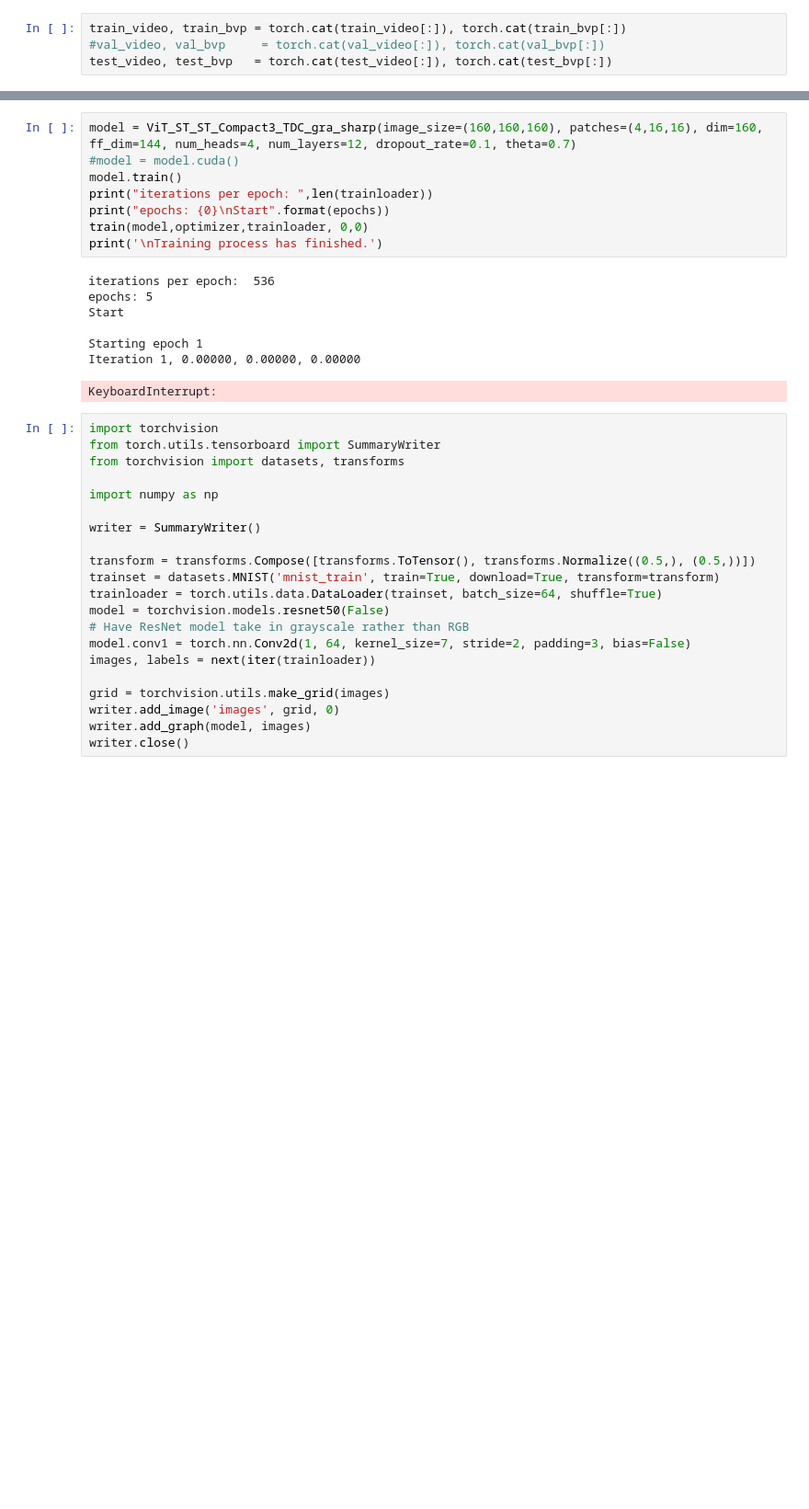
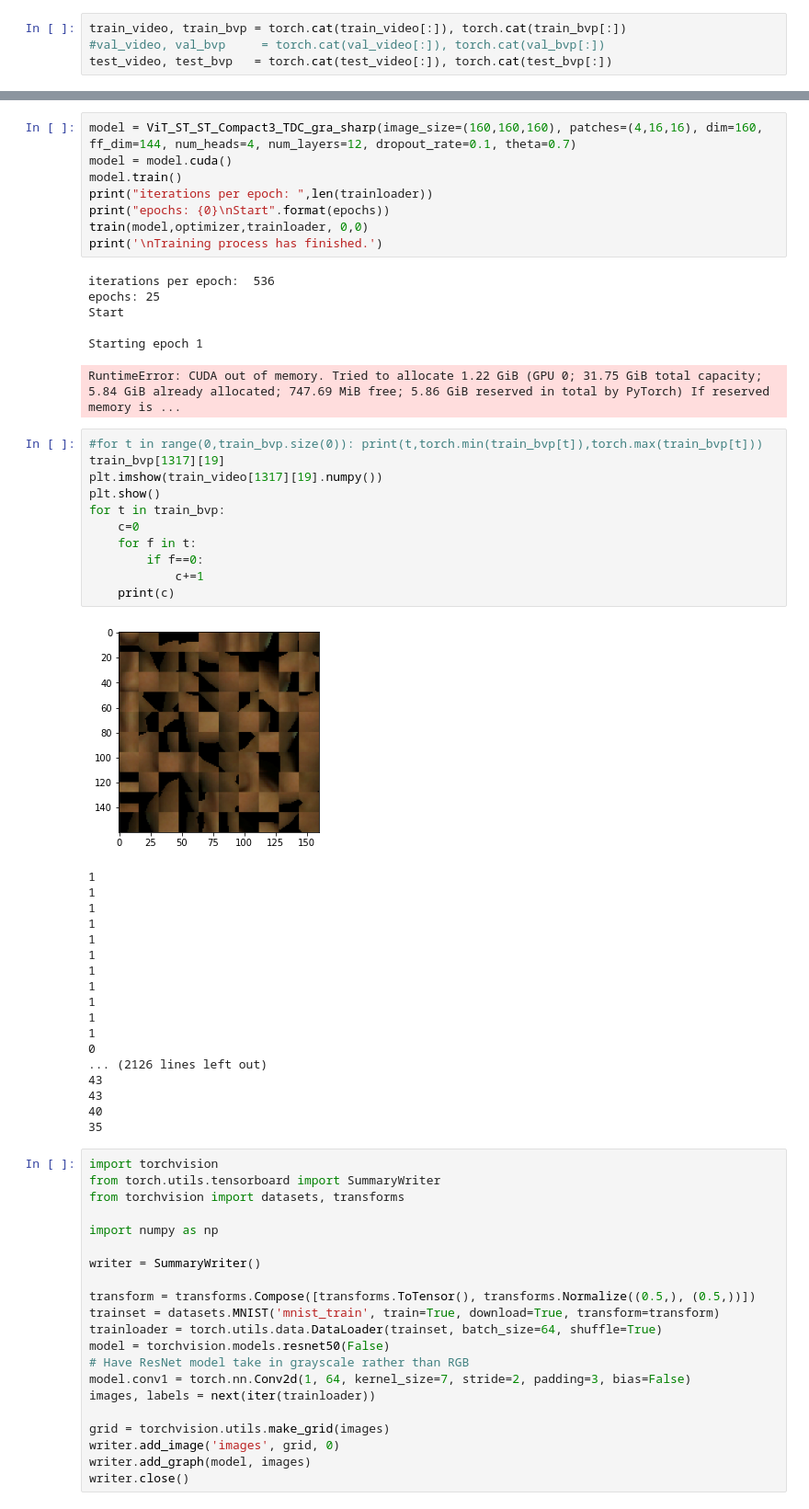
Before and after one commit to drugo106/VHR, a Jupyter notebook: ViTVHR.ipynb, the cells around one changed output, grey strips where cells are left out. Shown at 92% size. Saved outputs shown, nothing was run; the diff lists cells and outputs as text; blank space fills up the shorter version.

```diff
--- a/ViTVHR.ipynb
+++ b/ViTVHR.ipynb
@@ -267,7 +308,7 @@ def train(model, optimizer, trainloader, epoch_start=0, iter_start=0):
     return model, loss, loss_rPPG_avg, loss_peak_avg, loss_kl_avg_test, loss_bvp_mae
 # %%
 model = ViT_ST_ST_Compact3_TDC_gra_sharp(image_size=(160,160,160), patches=(4,16,16), dim=160, ff_dim=144, num_heads=4, num_layers=12, dropout_rate=0.1, theta=0.7)
-#model = model.cuda()
+model = model.cuda()
 model.train()
 print("iterations per epoch: ",len(trainloader))
 print("epochs: {0}\nStart".format(epochs))
@@ -275,12 +316,41 @@ train(model,optimizer,trainloader, 0,0)
 print('\nTraining process has finished.')
 # %% [output]
 iterations per epoch:  536
-epochs: 5
+epochs: 25
 Start
 
 Starting epoch 1
-Iteration 1, 0.00000, 0.00000, 0.00000
-KeyboardInterrupt:
+RuntimeError: CUDA out of memory. Tried to allocate 1.22 GiB (GPU 0; 31.75 GiB total capacity; 5.84 GiB already allocated; 747.69 MiB free; 5.86 GiB reserved in total by PyTorch) If reserved memory is ...
+# %%
+#for t in range(0,train_bvp.size(0)): print(t,torch.min(train_bvp[t]),torch.max(train_bvp[t]))
+train_bvp[1317][19]
+plt.imshow(train_video[1317][19].numpy())
+plt.show()
+for t in train_bvp:
+    c=0
+    for f in t:
+        if f==0:
+            c+=1
+    print(c)
+# %% [output]
+[figure, added]
+1
+1
+1
+1
+1
+1
+1
+1
+1
+1
+1
+0
+... (2126 lines left out)
+43
+43
+40
+35
 # %%
 import torchvision
 from torch.utils.tensorboard import SummaryWriter
```
Also changed, not shown: parts of 14 cells of this notebook, 4 other files.
